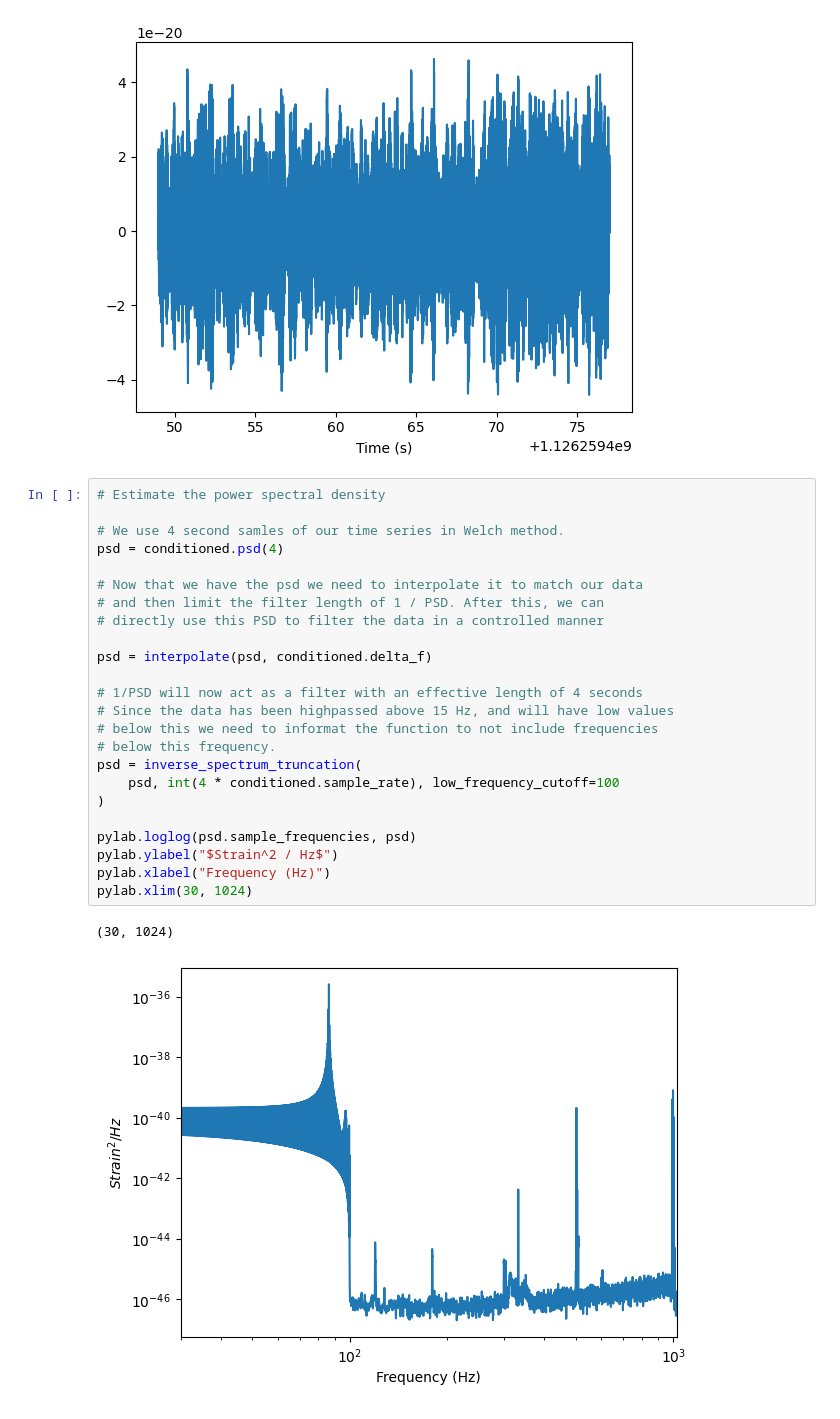
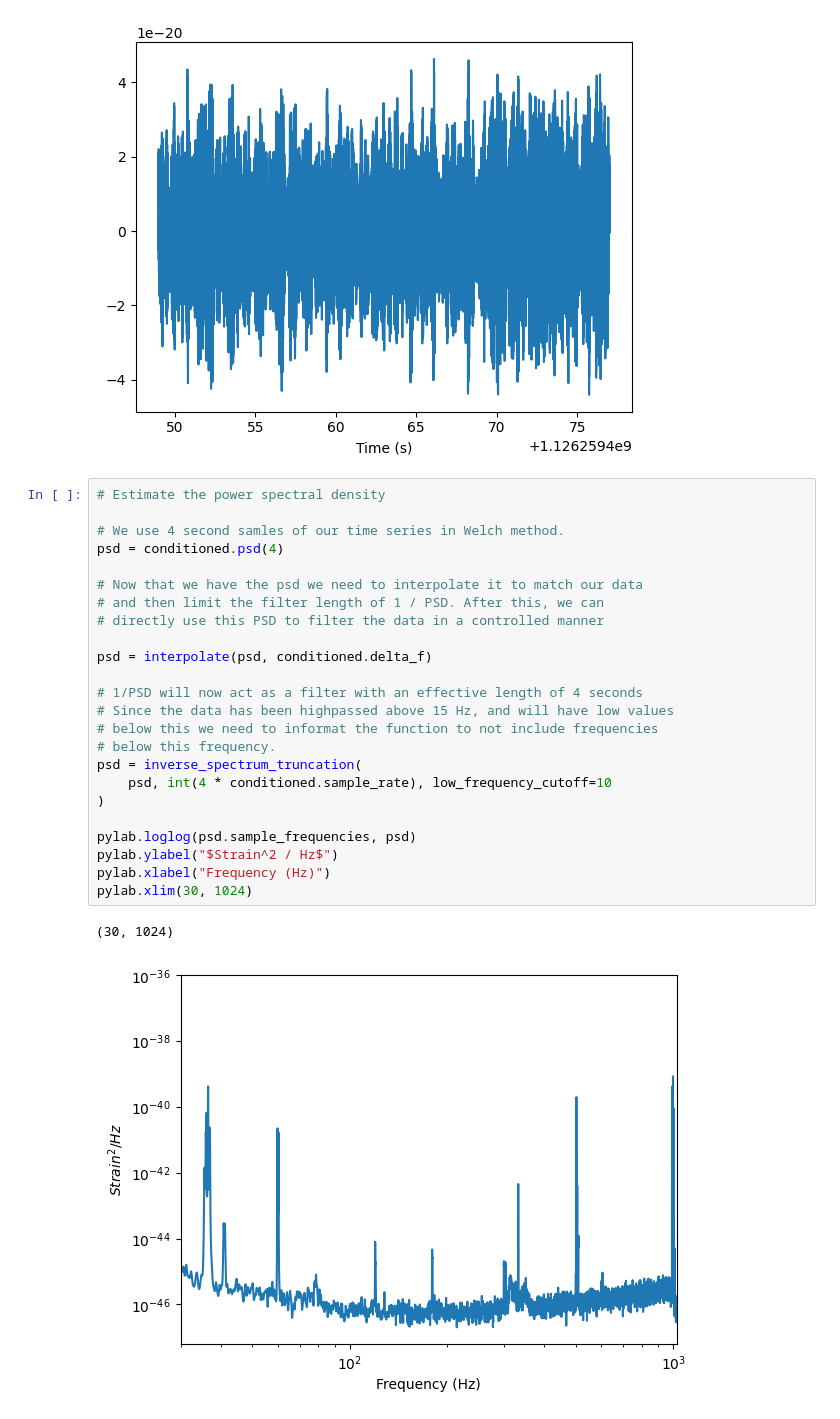
Before and after one commit to Arush-Pimpalkar/GW_Machine_Learning_Model, a Jupyter notebook: snr.ipynb, the cells around one changed output. Saved outputs shown, nothing was run; the diff lists cells and outputs as text.

```diff
--- a/snr.ipynb
+++ b/snr.ipynb
@@ -57,27 +58,27 @@ pylab.show()
 # %%
 # Estimate the power spectral density
 
 # We use 4 second samles of our time series in Welch method.
 psd = conditioned.psd(4)
 
 # Now that we have the psd we need to interpolate it to match our data
 # and then limit the filter length of 1 / PSD. After this, we can
 # directly use this PSD to filter the data in a controlled manner
 
 psd = interpolate(psd, conditioned.delta_f)
 
 # 1/PSD will now act as a filter with an effective length of 4 seconds
 # Since the data has been highpassed above 15 Hz, and will have low values
 # below this we need to informat the function to not include frequencies
 # below this frequency.
 psd = inverse_spectrum_truncation(
-    psd, int(4 * conditioned.sample_rate), low_frequency_cutoff=100
+    psd, int(4 * conditioned.sample_rate), low_frequency_cutoff=10
 )
 
 pylab.loglog(psd.sample_frequencies, psd)
 pylab.ylabel("$Strain^2 / Hz$")
 pylab.xlabel("Frequency (Hz)")
 pylab.xlim(30, 1024)
 # %% [output]
 (30, 1024)
-[figure, old version]
+[figure, new version]
```
Also changed, not shown: parts of 8 cells of this notebook.
